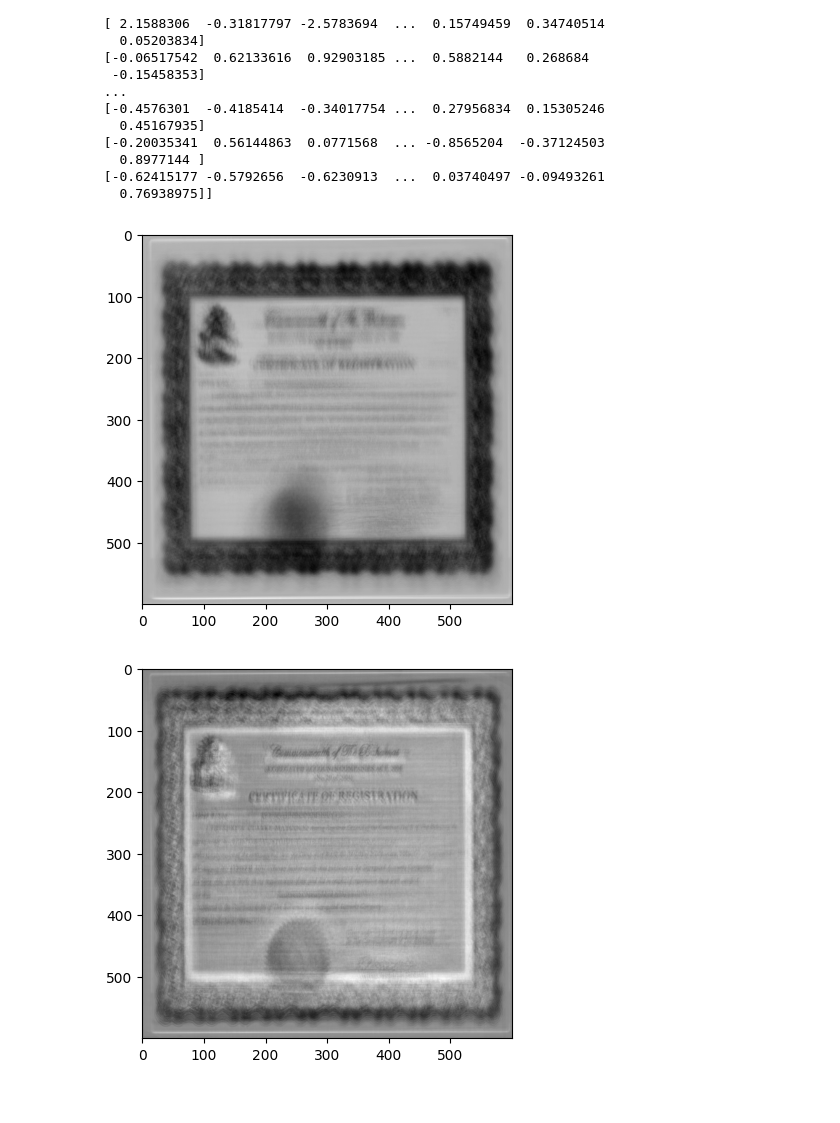
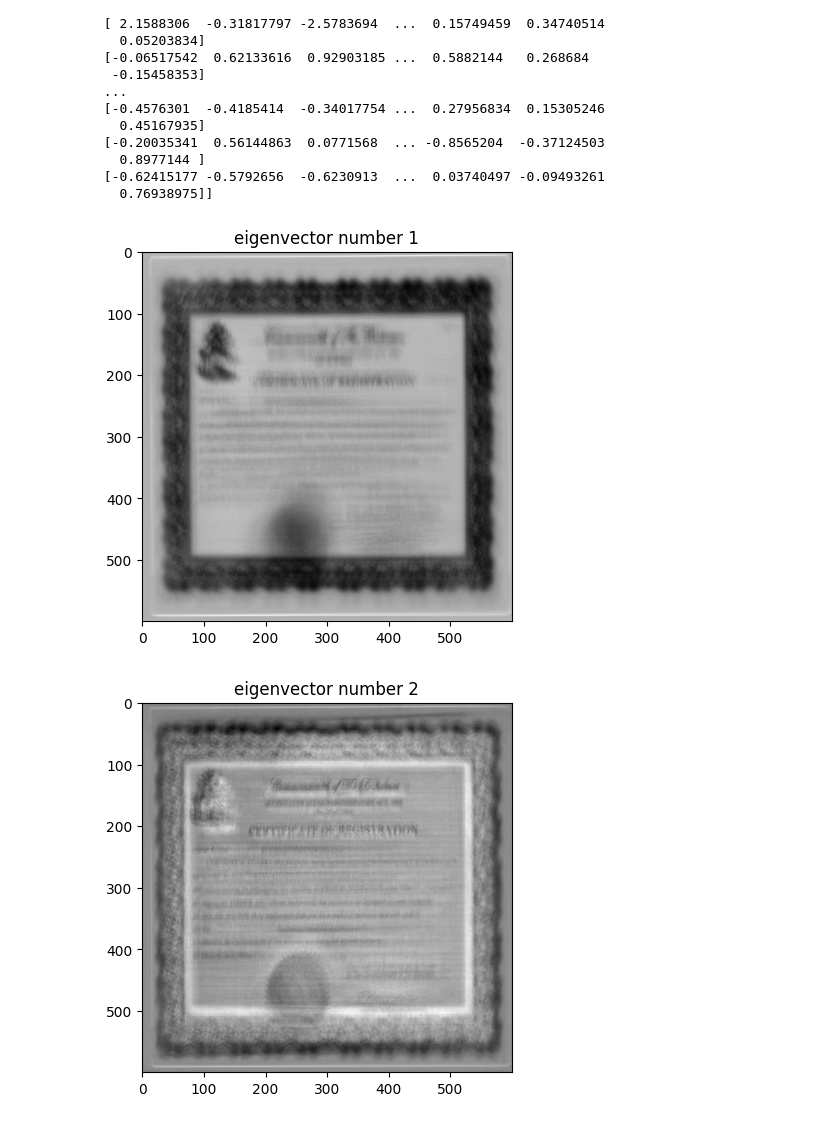
Before and after one commit to KlaraGtknst/topic-analysis-text-data, a Jupyter notebook: image_clustering.ipynb, the cells around one changed output. Drawn from its saved outputs; the diff is of its cells as text; code cells hidden in the pictures.

```diff
--- a/image_clustering.ipynb
+++ b/image_clustering.ipynb
@@ -14,14 +15,13 @@ from hugging_face_sentence_transformer import *
 image_src_path = '/Users/klara/Documents/Uni/bachelorarbeit/images/images/*.png'
 IMG_SIZE = 600
 # %%
-
-# TODO: center the images, cf. https://scikit-learn.org/stable/auto_examples/decomposition/plot_faces_decomposition.html#sphx-glr-auto-examples-decomposition-plot-faces-decomposition-py
+image_paths = glob.glob(image_src_path)
 preprocessed_images = np.array([np.reshape(a=
                                     cv2.normalize(
     cv2.resize(
         cv2.imread(img, cv2.IMREAD_GRAYSCALE), (IMG_SIZE, IMG_SIZE)),
         None, alpha=0, beta=1, norm_type=cv2.NORM_MINMAX, dtype=cv2.CV_32F)
         , newshape=IMG_SIZE**2)
-        for img in glob.glob(image_src_path)])
+        for img in image_paths])
 # %%
 
@@ -67,10 +68,13 @@ PCA image:  [[-0.49457973 -0.9325093  -1.0200889  ...  0.17778437 -0.39769784
    0.76938975]]
 # %%
 # plot eigenvectors as images
+i = 1
 for img in pca.components_[:2]:
     plt.imshow(img.reshape(IMG_SIZE,IMG_SIZE), cmap='gray')
+    plt.title('eigenvector number ' + str(i))
+    i += 1
     plt.show()
 # %% [output]
-[figure, old version]
+[figure, new version]
-[figure, old version]
+[figure, new version]
 # %%
```
Also changed, not shown: parts of 9 cells of this notebook.
